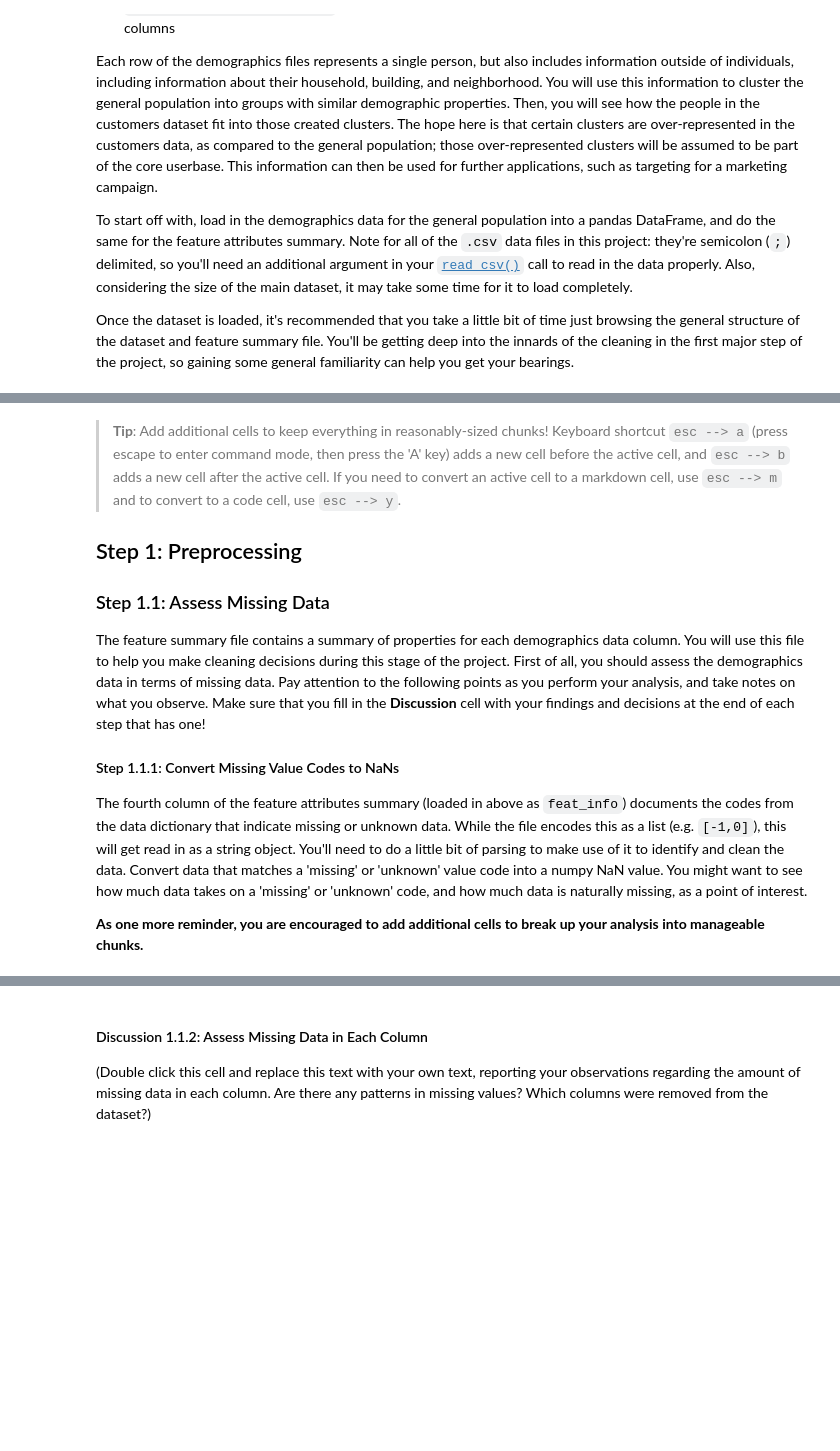
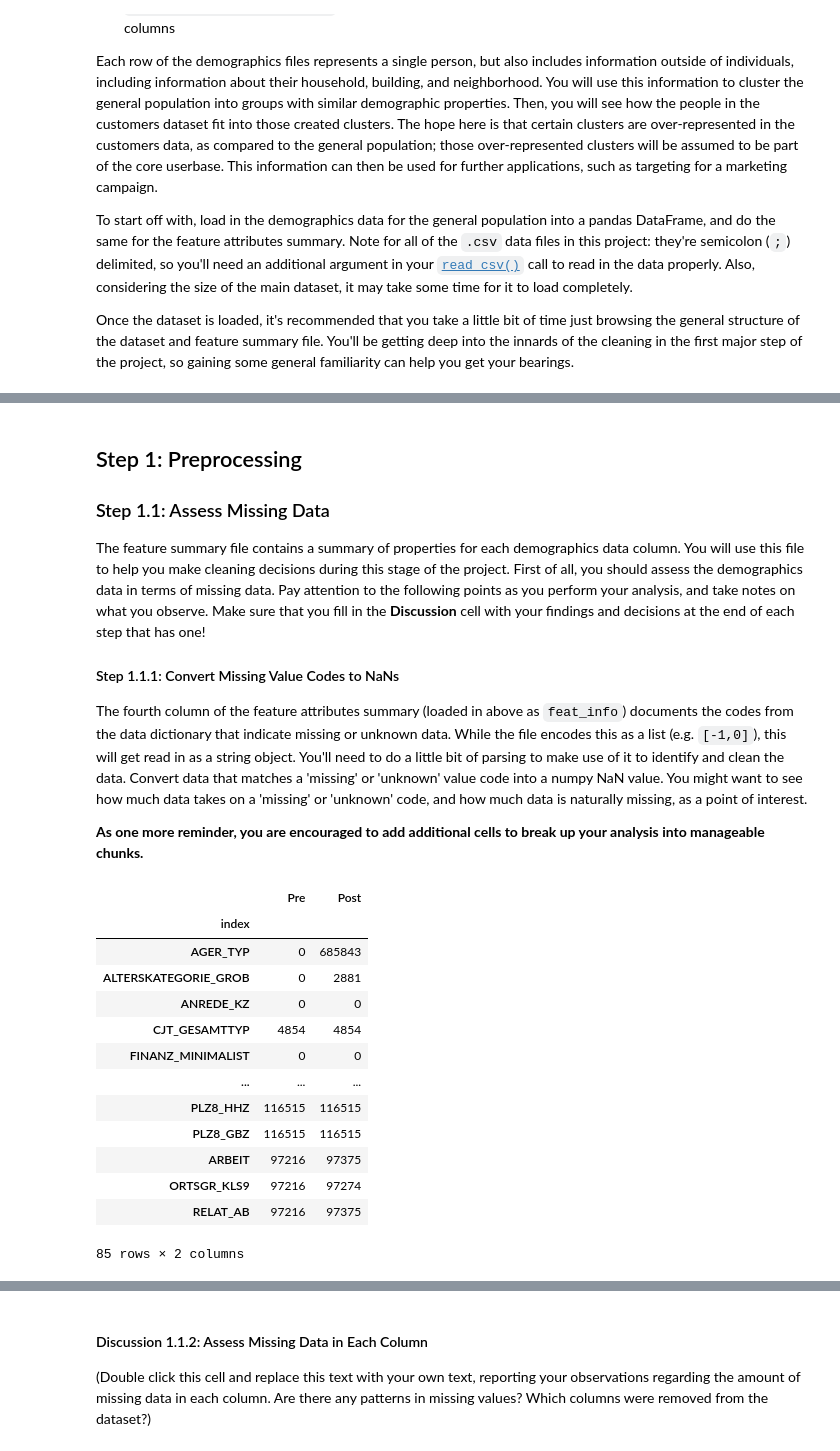
Before and after one commit to sstorm183/Unsupervised-Learning-Project, a Jupyter notebook: Identify_Customer_Segments.ipynb, the cells around one changed output, grey strips where cells are left out. Drawn from its saved outputs; the diff is of its cells as text; code cells hidden in the pictures; blank space fills up the shorter version.

```diff
--- a/Identify_Customer_Segments.ipynb
+++ b/Identify_Customer_Segments.ipynb
@@ -50,5 +105,4 @@ feat_info =
 # %% [markdown]
-> **Tip**: Add additional cells to keep everything in reasonably-sized chunks! Keyboard shortcut `esc --> a` (press escape to enter command mode, then press the 'A' key) adds a new cell before the active cell, and `esc --> b` adds a new cell after the active cell. If you need to convert an active cell to a markdown cell, use `esc --> m` and to convert to a code cell, use `esc --> y`.
 
 ## Step 1: Preprocessing
 
@@ -65 +135,24 @@ The fourth column of the feature attributes summary (loaded in above as `feat_in
+# %%
+#Count NaNs after filter
+nanCountPost = azdias.isnull().sum()
+
+nanDF = pd.concat([nanCountPre, nanCountPost], axis=1).reset_index()
+nanDF.columns = ['index', 'Pre', 'Post']
+nanDF = nanDF.set_index('index')
+nanDF
+# %% [output]
+|  | Pre | Post |
+| index |  |  |
+| AGER_TYP | 0 | 685843 |
+| ALTERSKATEGORIE_GROB | 0 | 2881 |
+| ANREDE_KZ | 0 | 0 |
+| CJT_GESAMTTYP | 4854 | 4854 |
+| FINANZ_MINIMALIST | 0 | 0 |
+| ... | ... | ... |
+| PLZ8_HHZ | 116515 | 116515 |
+| PLZ8_GBZ | 116515 | 116515 |
+| ARBEIT | 97216 | 97375 |
+| ORTSGR_KLS9 | 97216 | 97274 |
+| RELAT_AB | 97216 | 97375 |
+85 rows × 2 columns
 # %% [markdown]
```
Also changed, not shown: parts of 13 cells of this notebook.
